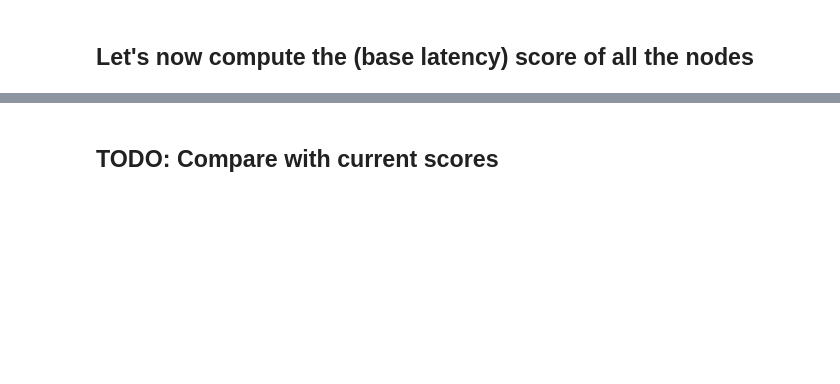
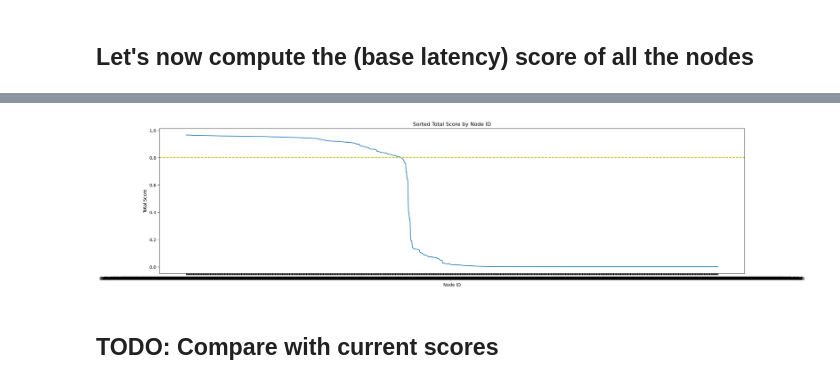
Before and after one commit to aleph-im/aleph-scoring, a Jupyter notebook: notebooks/geometric_pmf.ipynb, the cells around one changed output, grey strips where cells are left out. Saved outputs shown, nothing was run; the diff lists cells and outputs as text; code cells hidden in the pictures; blank space fills up the shorter version.

```diff
--- a/notebooks/geometric_pmf.ipynb
+++ b/notebooks/geometric_pmf.ipynb
@@ -411,9 +521,12 @@ df4.dtypes
 # %%
-plt.figure(figsize=(8, 6))
-plt.bar(df4['node_id'], df4['total_score'])
+plt.figure(figsize=(24, 6))
+plt.plot(df4['node_id'], df4['total_score'])
 plt.xlabel('Node ID')
 plt.ylabel('Total Score')
-plt.title('Bar Chart of Total Score by Node ID')
+plt.axhline(y=0.8, color='y', linestyle='--')
+plt.title('Sorted Total Score by Node ID')
 plt.show()
+# %% [output]
+[figure, added]
 # %% [markdown]
 ## TODO: Compare with current scores
```
Also changed, not shown: parts of 42 cells of this notebook, 3 other files.
